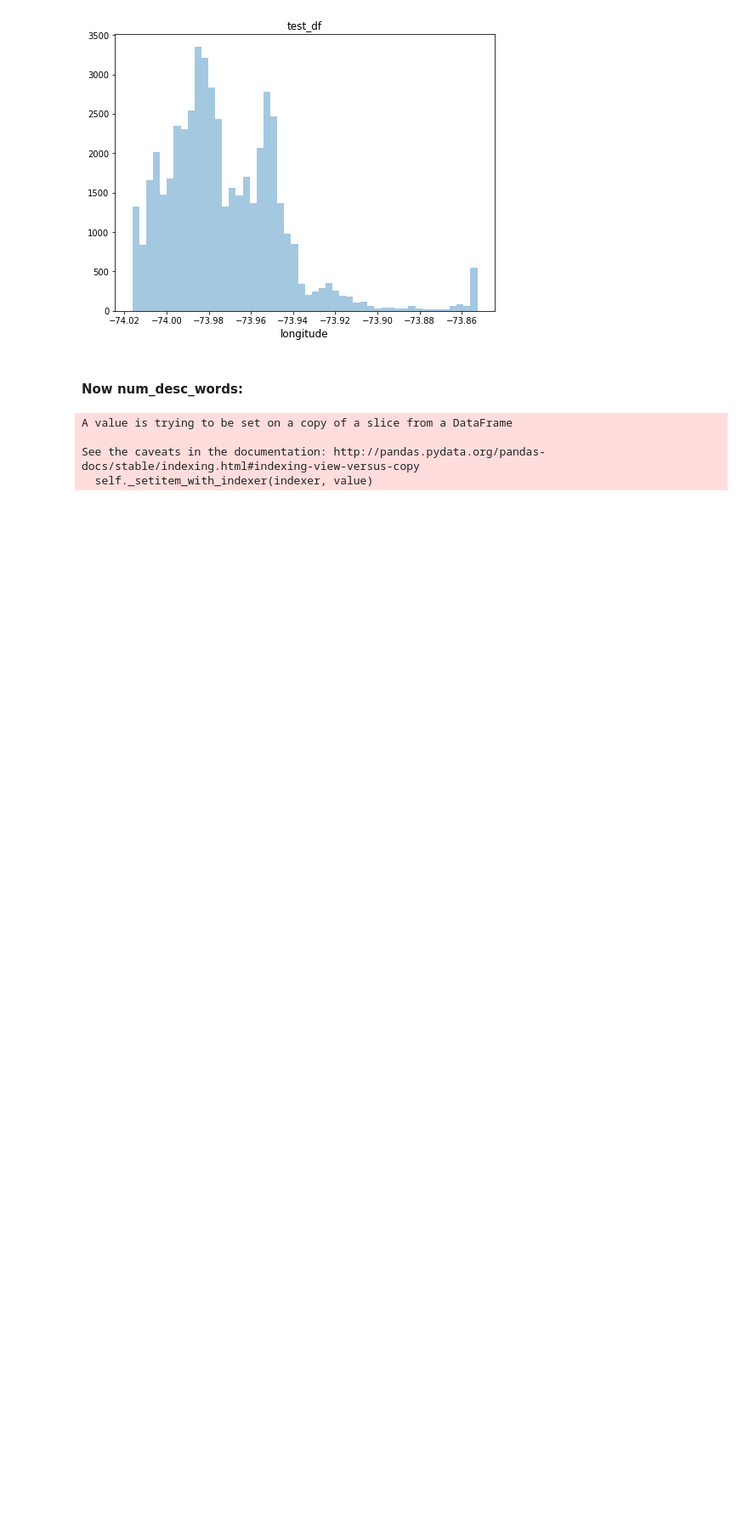
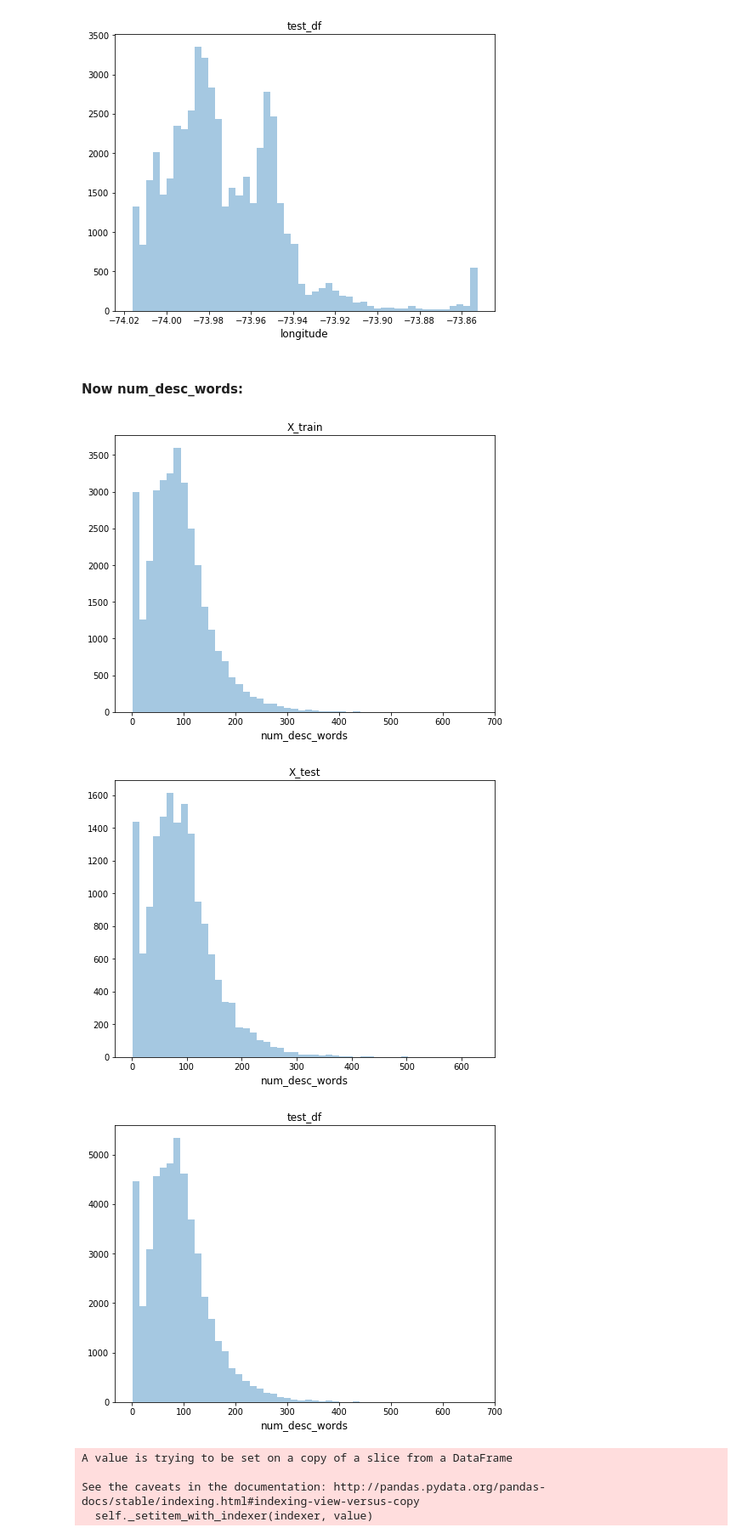
Before and after one commit to Ian-Dzindo01/Rental-Listing-Inquiries, a Jupyter notebook: Rent_listing_inqs.ipynb, the cells around one changed output. Shown at 85% size. Drawn from its saved outputs; the diff is of its cells as text; code cells hidden in the pictures; blank space fills up the shorter version.

```diff
--- a/Rent_listing_inqs.ipynb
+++ b/Rent_listing_inqs.ipynb
@@ -392,6 +393,28 @@ plt.show()
 [figure]
 # %% [markdown]
 #### Now num_desc_words:
+# %%
+plt.figure(figsize=(8,6))
+sns.distplot(X_train['num_desc_words'].values, bins=50, kde=False)
+plt.xlabel('num_desc_words', fontsize=12)
+plt.title('X_train')
+plt.show()
+
+plt.figure(figsize=(8,6))
+sns.distplot(X_test['num_desc_words'].values, bins=50, kde=False)
+plt.xlabel('num_desc_words', fontsize=12)
+plt.title('X_test')
+plt.show()
+
+plt.figure(figsize=(8,6))
+sns.distplot(test_df['num_desc_words'].values, bins=50, kde=False)
+plt.xlabel('num_desc_words', fontsize=12)
+plt.title('test_df')
+plt.show()
+# %% [output]
+[figure, added]
+[figure, added]
+[figure, added]
 # %%
 for d in data:
     ulimit = np.percentile(d['num_desc_words'].values, 99)
```
Also changed, not shown: parts of 12 cells of this notebook.
